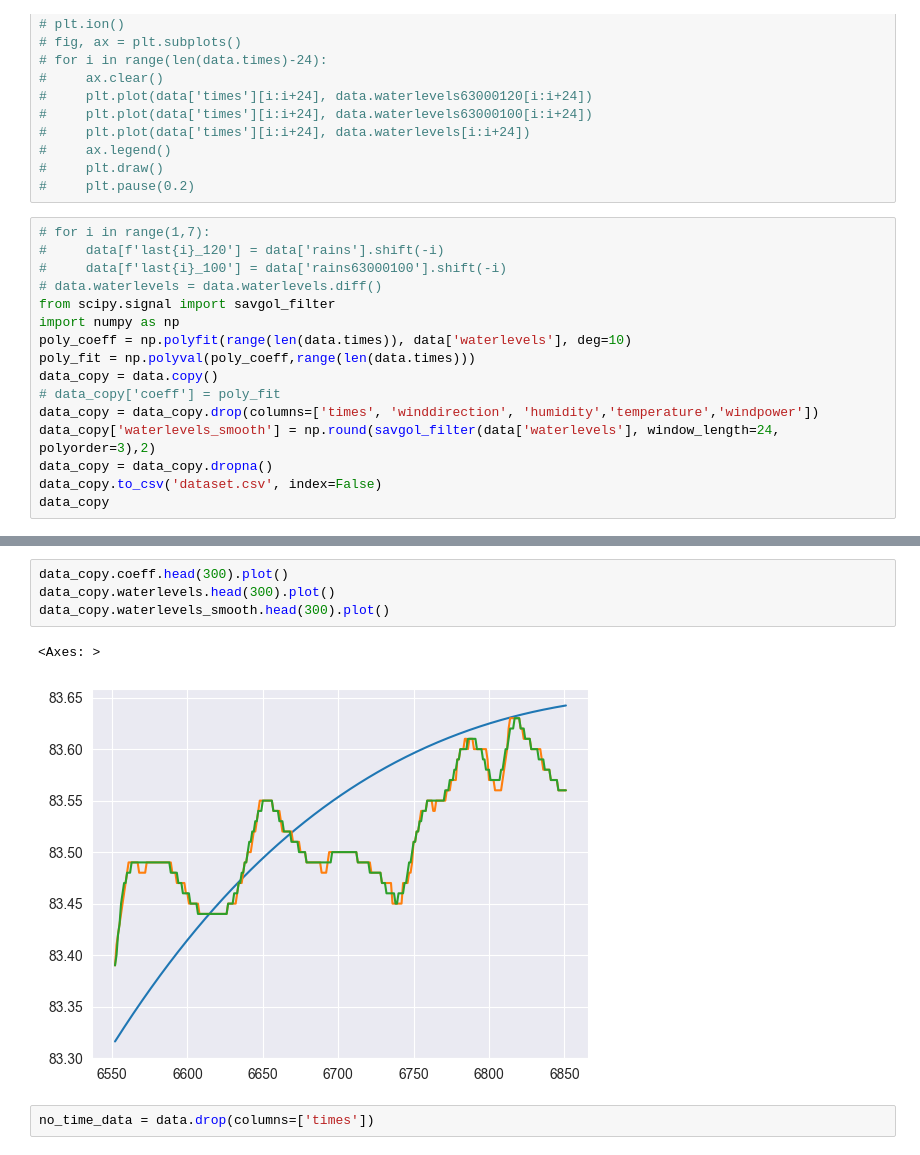
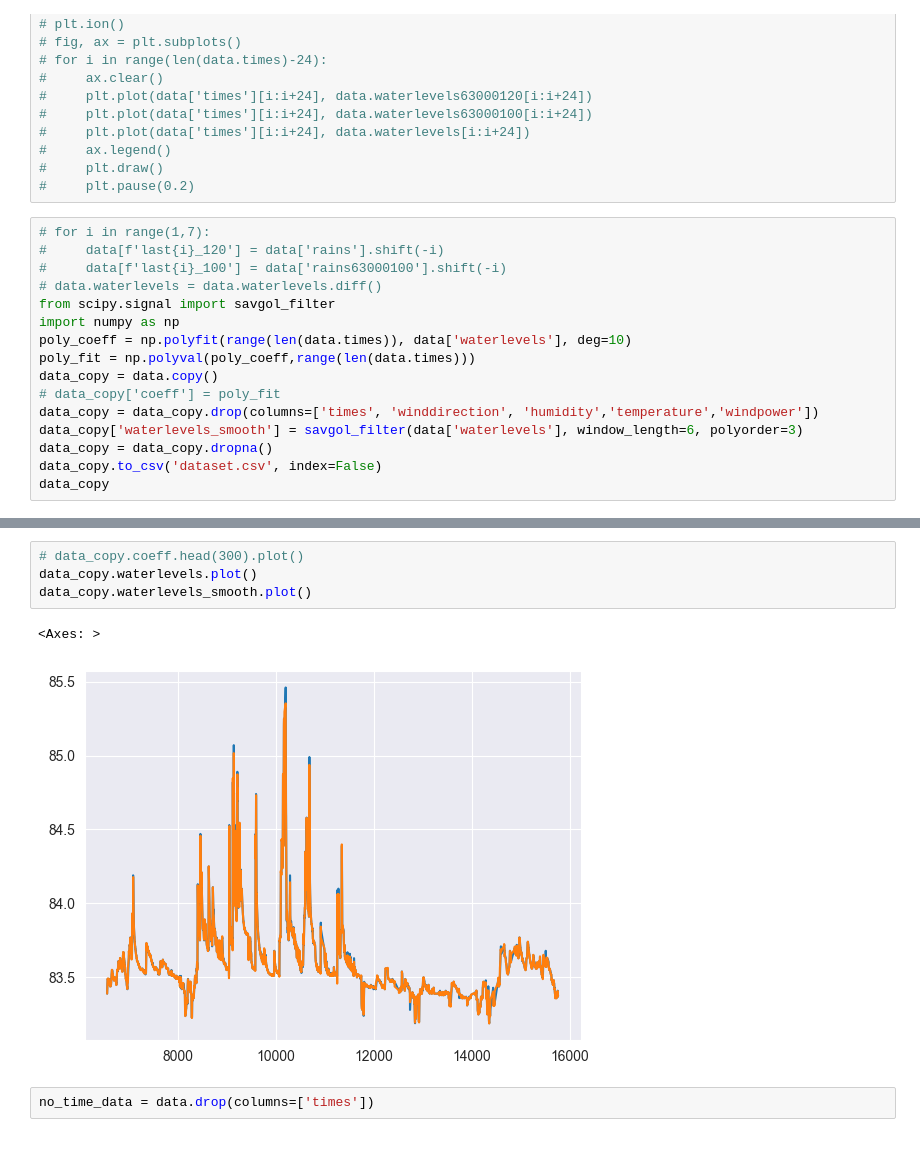
Before and after one commit to myhMARS/waterpred, a Jupyter notebook: data.ipynb, the cells around one changed output, grey strips where cells are left out. Drawn from its saved outputs; the diff is of its cells as text.

```diff
--- a/data.ipynb
+++ b/data.ipynb
@@ -71,7 +71,7 @@ poly_fit = np.polyval(poly_coeff,range(len(data.times)))
 data_copy = data.copy()
 # data_copy['coeff'] = poly_fit
 data_copy = data_copy.drop(columns=['times', 'winddirection', 'humidity','temperature','windpower'])
-data_copy['waterlevels_smooth'] = np.round(savgol_filter(data['waterlevels'], window_length=24, polyorder=3),2)
+data_copy['waterlevels_smooth'] = savgol_filter(data['waterlevels'], window_length=6, polyorder=3)
 data_copy = data_copy.dropna()
 data_copy.to_csv('dataset.csv', index=False)
 data_copy
@@ -91,11 +91,11 @@ data_copy
 7571 rows × 6 columns
 # %%
-data_copy.coeff.head(300).plot()
-data_copy.waterlevels.head(300).plot()
-data_copy.waterlevels_smooth.head(300).plot()
+# data_copy.coeff.head(300).plot()
+data_copy.waterlevels.plot()
+data_copy.waterlevels_smooth.plot()
 # %% [output]
 <Axes: >
-[figure, old version]
+[figure, new version]
 # %%
 no_time_data = data.drop(columns=['times'])
 # %%
```
Also changed, not shown: parts of 5 cells of this notebook, 1 other file.
